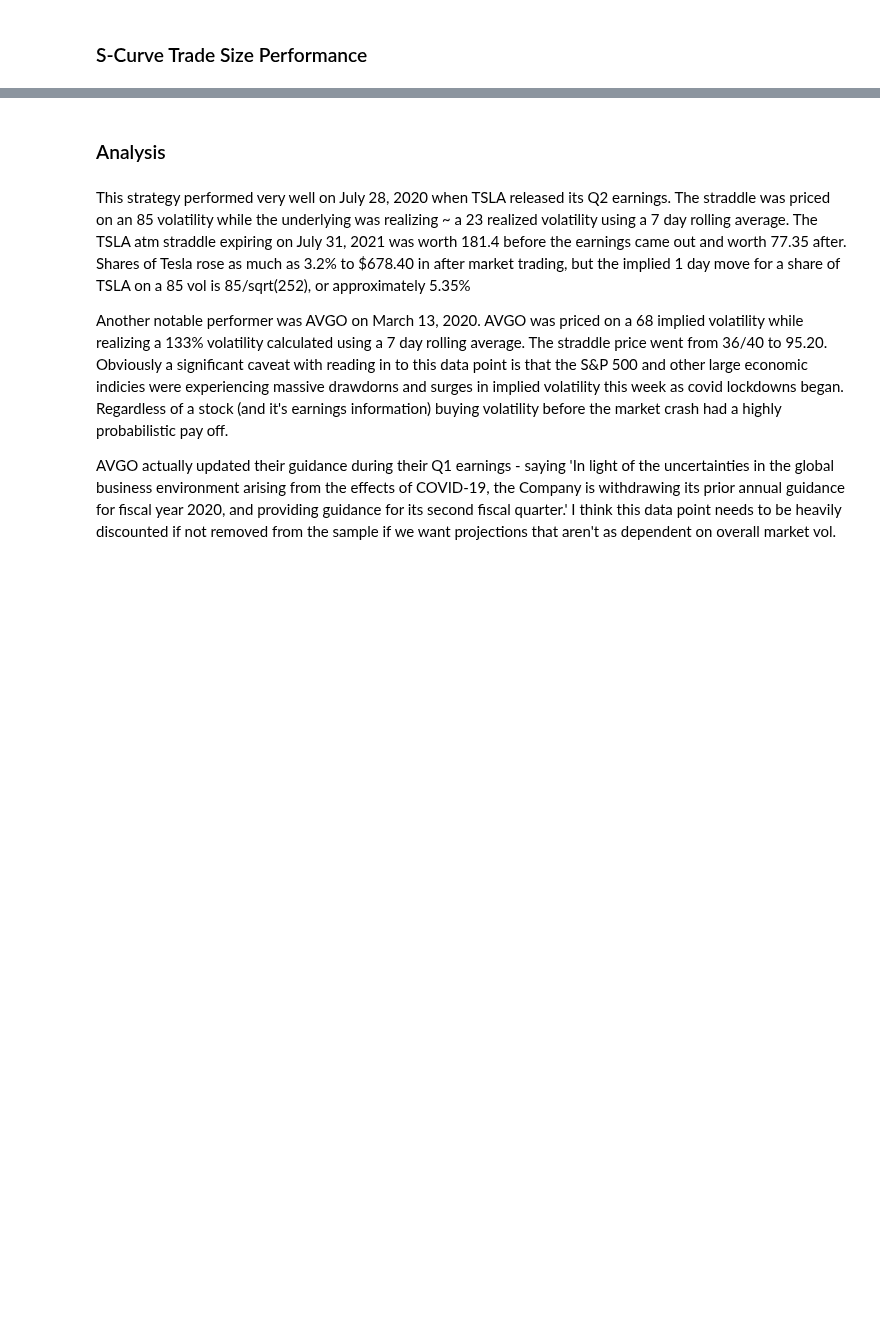
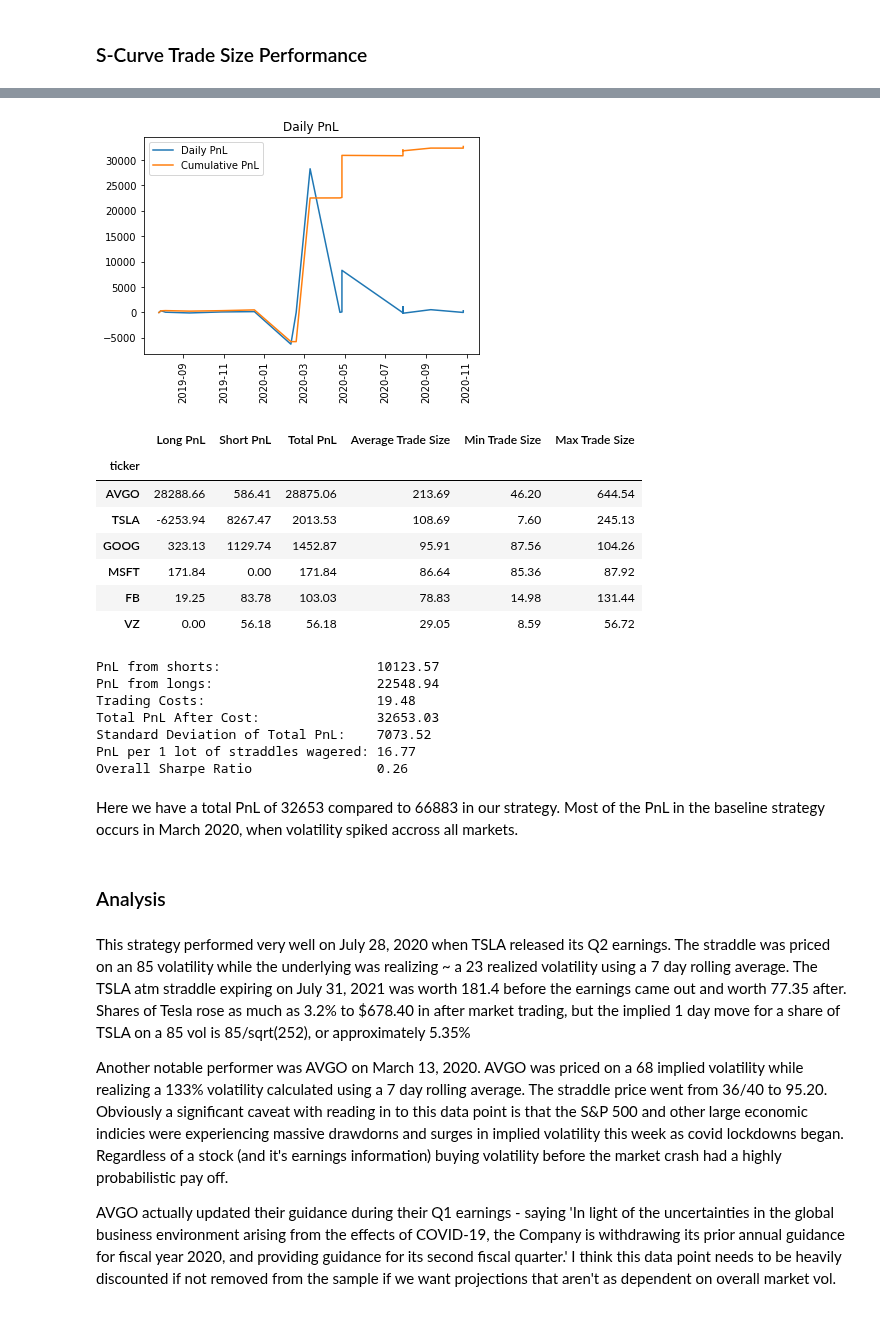
Before and after one commit to sampiaz/finmath_project, a Jupyter notebook: Krumdick_Piazza_Project_Final.ipynb, the cells around one changed output, grey strips where cells are left out. Saved outputs shown, nothing was run; the diff lists cells and outputs as text; code cells hidden in the pictures; blank space fills up the shorter version.

```diff
--- a/Krumdick_Piazza_Project_Final.ipynb
+++ b/Krumdick_Piazza_Project_Final.ipynb
@@ -369,3 +402,28 @@ Overall Sharpe Ratio                0.28
+# %%
+testing_comp =  vol_straddle_comp.reset_index()[100:]
+testing_comp_sub = testing_comp[~testing_comp['ticker'].isin(['AMZN', 'JPM', 'NVDA'])]
+testing_comp_sub_outside = testing_comp_sub[abs(testing_comp_sub['volatility_edge'] - testing_comp_sub['volatility_edge'].mean()) > .05]
+# %%
+df = Backtest(testing_comp_sub_outside, 'Linear')
+# %% [output]
+[figure, added]
+|  | Long PnL | Short PnL | Total PnL | Average Trade Size | Min Trade Size | Max Trade Size |
+| ticker |  |  |  |  |  |  |
+| AVGO | 28288.66 | 586.41 | 28875.06 | 213.69 | 46.20 | 644.54 |
+| TSLA | -6253.94 | 8267.47 | 2013.53 | 108.69 | 7.60 | 245.13 |
+| GOOG | 323.13 | 1129.74 | 1452.87 | 95.91 | 87.56 | 104.26 |
+| MSFT | 171.84 | 0.00 | 171.84 | 86.64 | 85.36 | 87.92 |
+| FB | 19.25 | 83.78 | 103.03 | 78.83 | 14.98 | 131.44 |
+| VZ | 0.00 | 56.18 | 56.18 | 29.05 | 8.59 | 56.72 |
+PnL from shorts:                    10123.57
+PnL from longs:                     22548.94
+Trading Costs:                      19.48
+Total PnL After Cost:               32653.03
+Standard Deviation of Total PnL:    7073.52
+PnL per 1 lot of straddles wagered: 16.77
+Overall Sharpe Ratio                0.26
+# %% [markdown]
+Here we have a total PnL of 32653 compared to 66883 in our strategy. Most of the PnL in the baseline strategy occurs in March 2020, when volatility spiked accross all markets.
 # %% [markdown]
 ### Analysis
 # %% [markdown]
```
Also changed, not shown: parts of 10 cells of this notebook, 1 other file.
